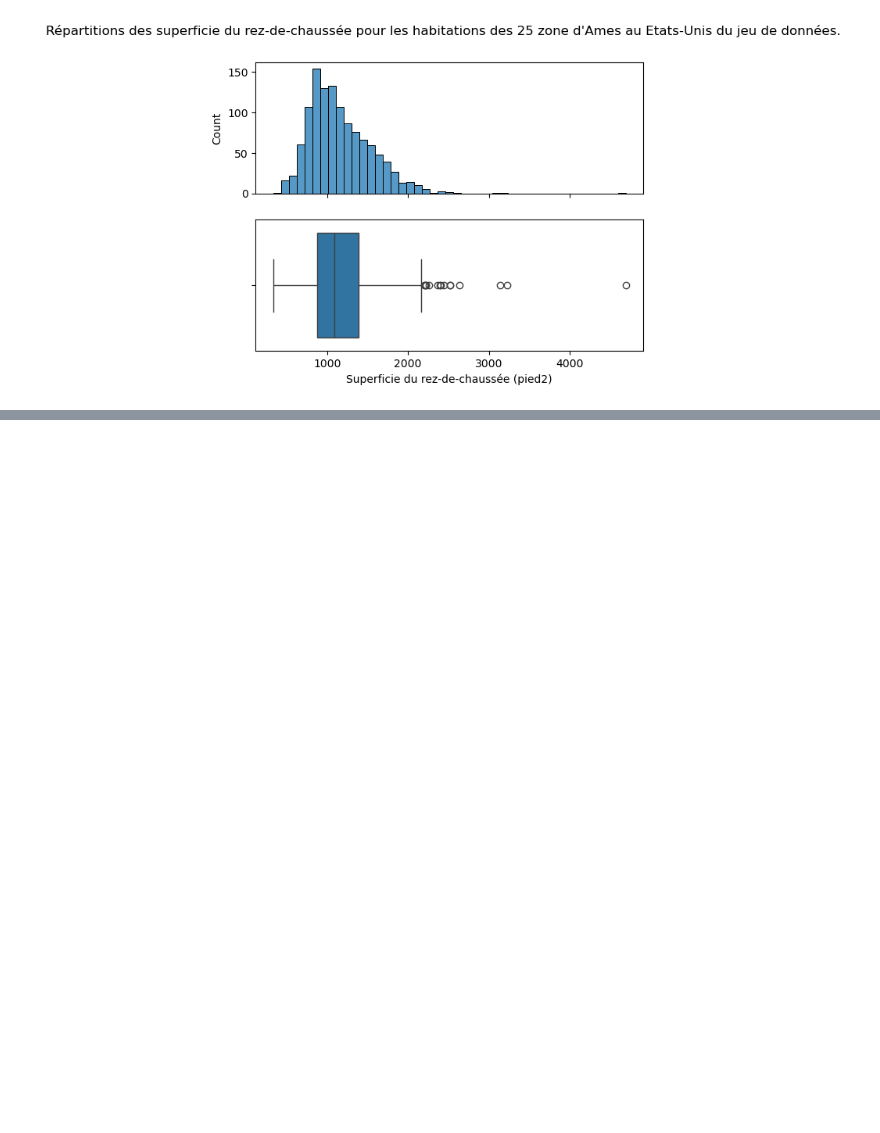
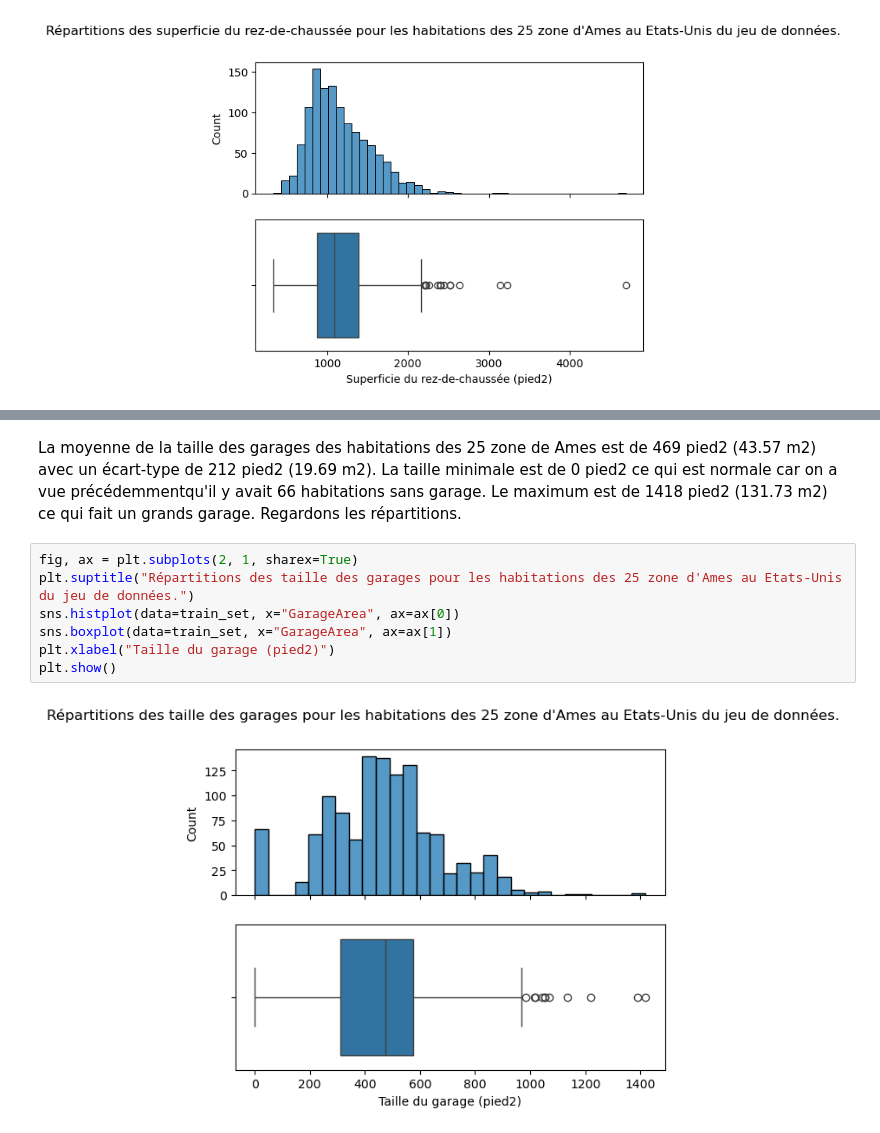
Before and after one commit to fmazur57u/Prediction_prix_immobilier, a Jupyter notebook: projet_prix_immobilier.ipynb, the cells around one changed output, grey strips where cells are left out. Cells and saved outputs as stored; diff of their text form; blank space fills up the shorter version.

```diff
--- a/projet_prix_immobilier.ipynb
+++ b/projet_prix_immobilier.ipynb
@@ -282,0 +388,11 @@ On voit que la superficie du rez-de-chaussée suit une loi normale. La plupart d
+# %% [markdown]
+La moyenne de la taille des garages des habitations des 25 zone de Ames est de 469 pied2 (43.57 m2) avec un écart-type de 212 pied2 (19.69 m2). La taille minimale est de 0 pied2 ce qui est normale car on a vue précédemmentqu'il y avait 66 habitations sans garage. Le maximum est de 1418 pied2 (131.73 m2) ce qui fait un grands garage. Regardons les répartitions.
+# %%
+fig, ax = plt.subplots(2, 1, sharex=True)
+plt.suptitle("Répartitions des taille des garages pour les habitations des 25 zone d'Ames au Etats-Unis du jeu de données.")
+sns.histplot(data=train_set, x="GarageArea", ax=ax[0])
+sns.boxplot(data=train_set, x="GarageArea", ax=ax[1])
+plt.xlabel("Taille du garage (pied2)")
+plt.show()
+# %% [output]
+[figure, added]
```
Also changed, not shown: parts of 19 cells of this notebook.
